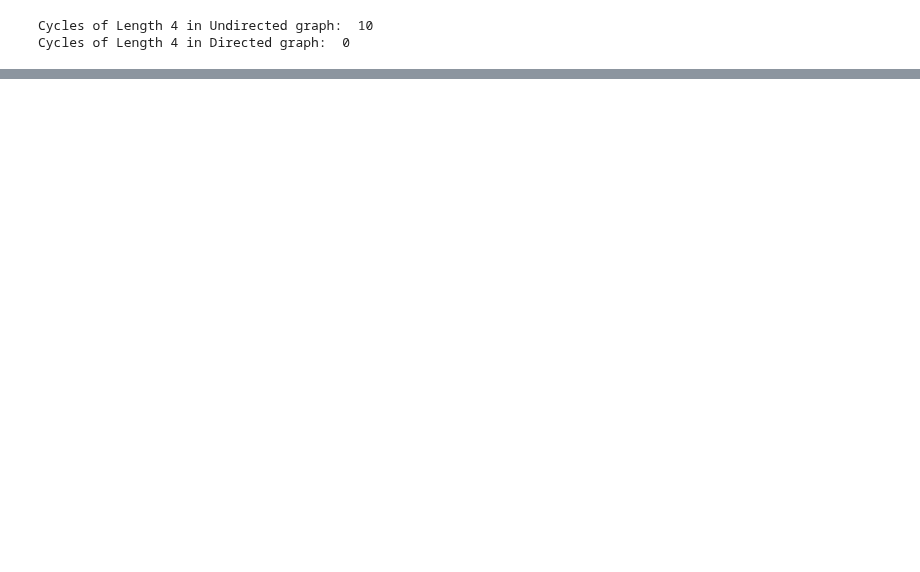
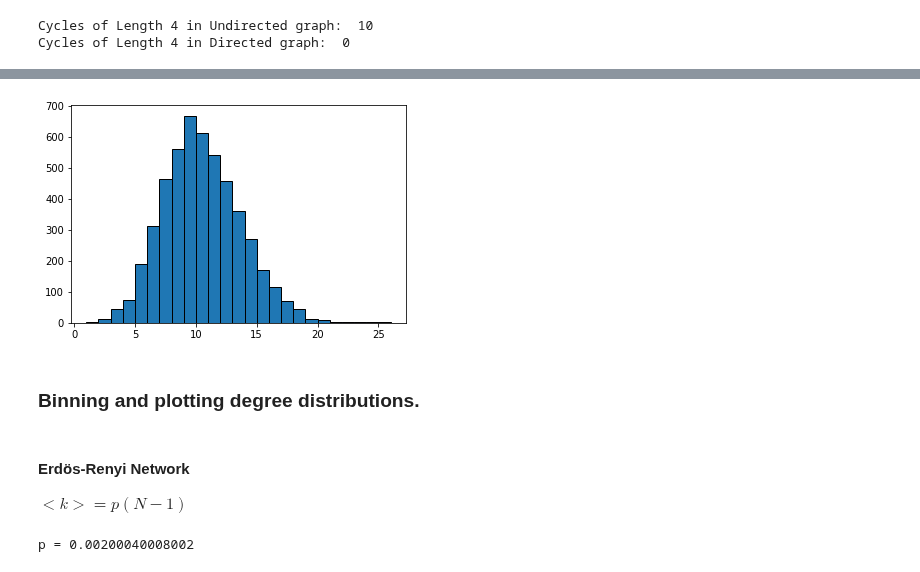
Before and after one commit to thomasnilsson/02805-social-graphs-2018, a Jupyter notebook: week2/week2.ipynb, the cells around one changed output, grey strips where cells are left out. Drawn from its saved outputs; the diff is of its cells as text; code cells hidden in the pictures; blank space fills up the shorter version.

```diff
--- a/week2/week2.ipynb
+++ b/week2/week2.ipynb
@@ -319,0 +374,18 @@ Cycles of Length 4 in Directed graph:  0
+# %%
+plt.hist(X, bins=v, edgecolor="black")
+plt.show()
+# %% [output]
+[figure, added]
+# %% [markdown]
+### Binning and plotting degree distributions.
+# %% [markdown]
+#### Erdös-Renyi Network
+
+$<k> = p(N-1)$
+# %%
+N = 5000
+k = 10.0
+p = k / (N - 1)
+print "p =", p
+# %% [output]
+p = 0.00200040008002
```
Also changed, not shown: parts of 25 cells of this notebook, 2 other files.
